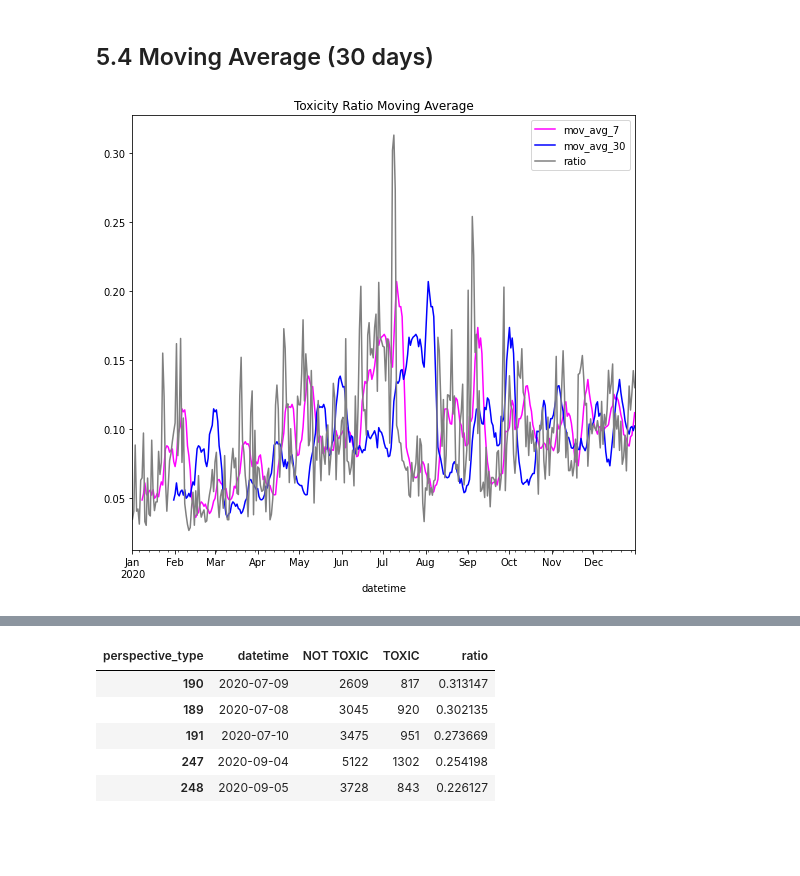
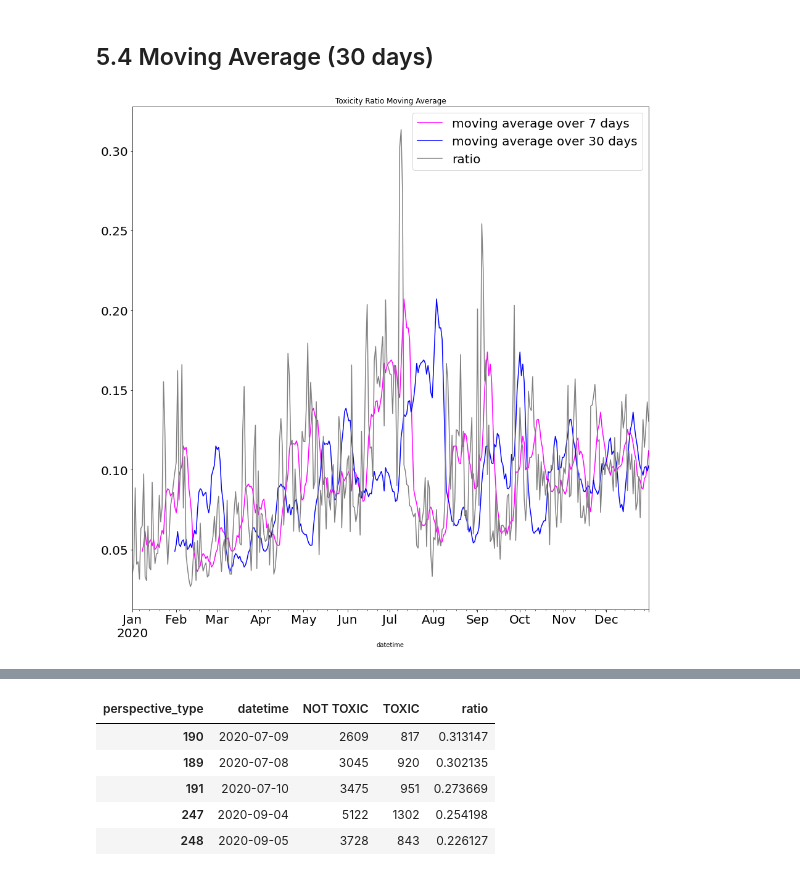
Before and after one commit to BradleyYeo/SMT203_T9, a Jupyter notebook: analysis/analysis.ipynb, the cells around one changed output, grey strips where cells are left out. Cells and saved outputs as stored; diff of their text form; code cells hidden in the pictures; blank space fills up the shorter version.

```diff
--- a/analysis/analysis.ipynb
+++ b/analysis/analysis.ipynb
@@ -995,8 +1133,7 @@ pd.DataFrame({'platform': ['youtube', 'instagram', 'reddit', 'facebook', 'twitte
 # %% [markdown]
 ### 4.4.1 Manually find 50 Toxic comments and 50 Non-Toxic comments for testing
 # %%
-# df_test_model = pd.read_csv(f'{github_path}/model_evaluation/labelled_testing_data.csv').drop(['Unnamed: 0'], axis=1)
-df_test_model = pd.read_csv(f'{github_path}/model_evaluation/labelled_testing_data(new).csv').drop(['Unnamed: 0'], axis=1)
+df_test_model = pd.read_excel(f'{github_path}/model_evaluation/random_500_comments.xlsx').drop(['Unnamed: 0'], axis=1)
 df_test_model.info()
 # %% [output]
 <class 'pandas.core.frame.DataFrame'>
@@ -1026,6 +1163,12 @@ Name: manual_labels, dtype: int64
 ### 4.4.2 Vader
 # %%
 # df_test_model['vader_pred'] = df_test_model.predicted_sentiments.apply(lambda x: 'very toxic' if x<-0.5 else 'toxic' if x<0 else 'hard to say' if x<0.5 else 'not toxic')
+analyser = SentimentIntensityAnalyzer()
+df_test_model['predicted_sentiments'] = df_test_model.comment.apply(lambda x: analyser.polarity_scores(x)['compound'])
+
+df_test_model['sentiment_type']=''
+df_test_model.loc[df_test_model.predicted_sentiments>=0,'sentiment_type']='NOT TOXIC'
+df_test_model.loc[df_test_model.predicted_sentiments<0,'sentiment_type']='TOXIC'
 # %%
 test_list = list(df_test_model.manual_labels)
 pred_list = list(df_test_model.sentiment_type)
@@ -1060,6 +1203,11 @@ weighted avg       0.83      0.75      0.75       474
 ### 4.4.3 TextBlob
 # %%
 # df_test_model['blob_pred'] = df_test_model.blob_polarity.apply(lambda x: 'very toxic' if x<-0.5 else 'toxic' if x<0 else 'hard to say' if x<0.5 else 'not toxic')
+df_test_model['blob_polarity'] = df_test_model.comment.apply(lambda x: TextBlob(x).sentiment.polarity)
+
+df_test_model['blob_type']=''
+df_test_model.loc[df_test_model.blob_polarity>=0,'blob_type']='NOT TOXIC'
+df_test_model.loc[df_test_model.blob_polarity<0,'blob_type']='TOXIC'
 # %%
 test_list = list(df_test_model.manual_labels)
 pred_list = list(df_test_model.blob_type)
@@ -1128,2 +1275,0 @@ pd.DataFrame(np.array([lst1, lst2, lst3]),
-# %%
-df.drop(['sentiment_type', 'predicted_sentiments', 'blob_polarity', 'blob_type'], axis=1, inplace=True)
@@ -1328,12 +1576,19 @@ for i in range(366-30):
 # %%
 my_colors = ['magenta', 'blue', 'gray']*3
 pd.DataFrame({'datetime': sorted(df.datetime.unique()),
-            'mov_avg_7': mov_avg_7,
-            'mov_avg_30': mov_avg_30,
+            'moving average over 7 days': mov_avg_7,
+            'moving average over 30 days': mov_avg_30,
             'ratio': df_temp.ratio}).\
             set_index('datetime')\
-            .plot(kind='line', figsize=(9,8), color=my_colors, title='Toxicity Ratio Moving Average')\
-            .get_figure()\
-            .savefig('images/Toxicity Ratio Moving Average')
+            .plot(kind='line', figsize=(15,15), color=my_colors, title='Toxicity Ratio Moving Average')
+            # .get_figure()\
+            # .savefig('images/Toxicity Ratio Moving Average')
+
+plt.legend(fontsize=20)
+plt.xticks(fontsize=20)
+plt.yticks(fontsize=20)
+# plt.title('% Toxic Comments for each platform for each celebrity in Jul', fontdict = {'fontsize' : 40})
+plt.savefig('images/Toxicity Ratio Moving Average')
+plt.show()
 # %% [output]
-[figure, old version]
+[figure, new version]
```
Also changed, not shown: parts of 93 cells of this notebook.
